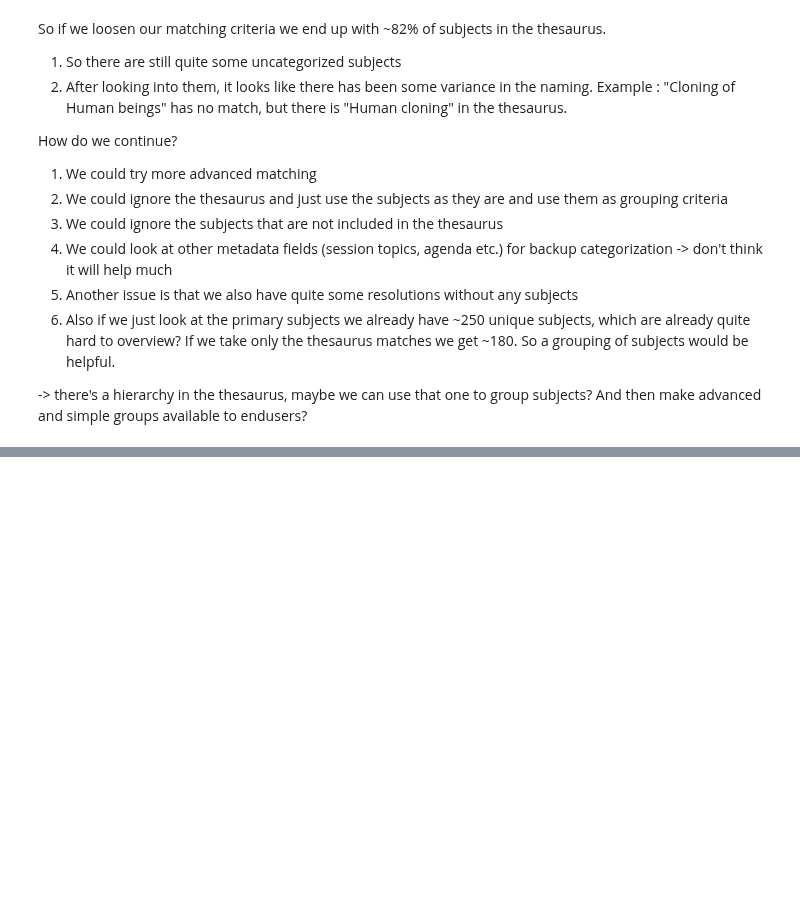
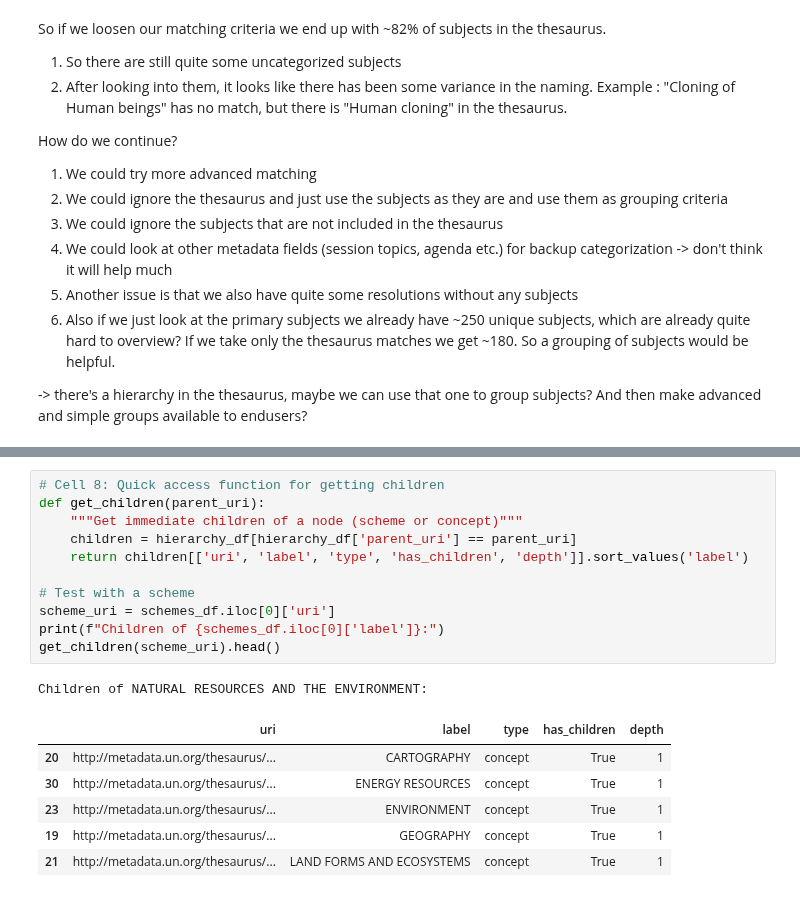
Before and after one commit to unst-ethz/policy-pulse, a Jupyter notebook: notebooks/janic/exploration.ipynb, the cells around one changed output, grey strips where cells are left out. Drawn from its saved outputs; the diff is of its cells as text; blank space fills up the shorter version.

```diff
--- a/notebooks/janic/exploration.ipynb
+++ b/notebooks/janic/exploration.ipynb
@@ -843,0 +866,19 @@ Top 30 matched tokenized subjects:
+# %%
+# Cell 8: Quick access function for getting children
+def get_children(parent_uri):
+    """Get immediate children of a node (scheme or concept)"""
+    children = hierarchy_df[hierarchy_df['parent_uri'] == parent_uri]
+    return children[['uri', 'label', 'type', 'has_children', 'depth']].sort_values('label')
+
+# Test with a scheme
+scheme_uri = schemes_df.iloc[0]['uri']
+print(f"Children of {schemes_df.iloc[0]['label']}:")
+get_children(scheme_uri).head()
+# %% [output]
+Children of NATURAL RESOURCES AND THE ENVIRONMENT:
+|  | uri | label | type | has_children | depth |
+| 20 | http://metadata.un.org/thesaurus/... | CARTOGRAPHY | concept | True | 1 |
+| 30 | http://metadata.un.org/thesaurus/... | ENERGY RESOURCES | concept | True | 1 |
+| 23 | http://metadata.un.org/thesaurus/... | ENVIRONMENT | concept | True | 1 |
+| 19 | http://metadata.un.org/thesaurus/... | GEOGRAPHY | concept | True | 1 |
+| 21 | http://metadata.un.org/thesaurus/... | LAND FORMS AND ECOSYSTEMS | concept | True | 1 |
```
Also changed, not shown: parts of 21 cells of this notebook.
